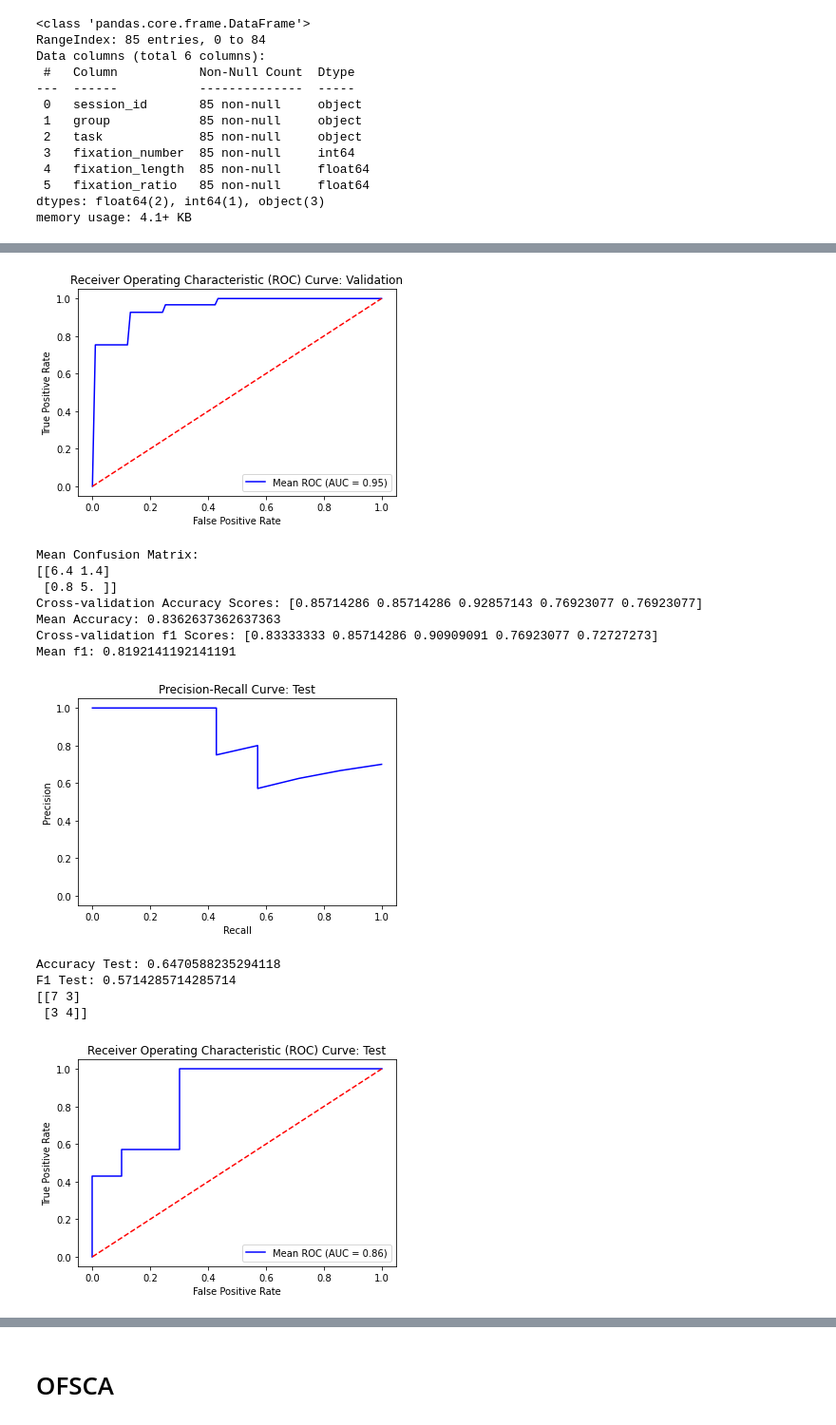
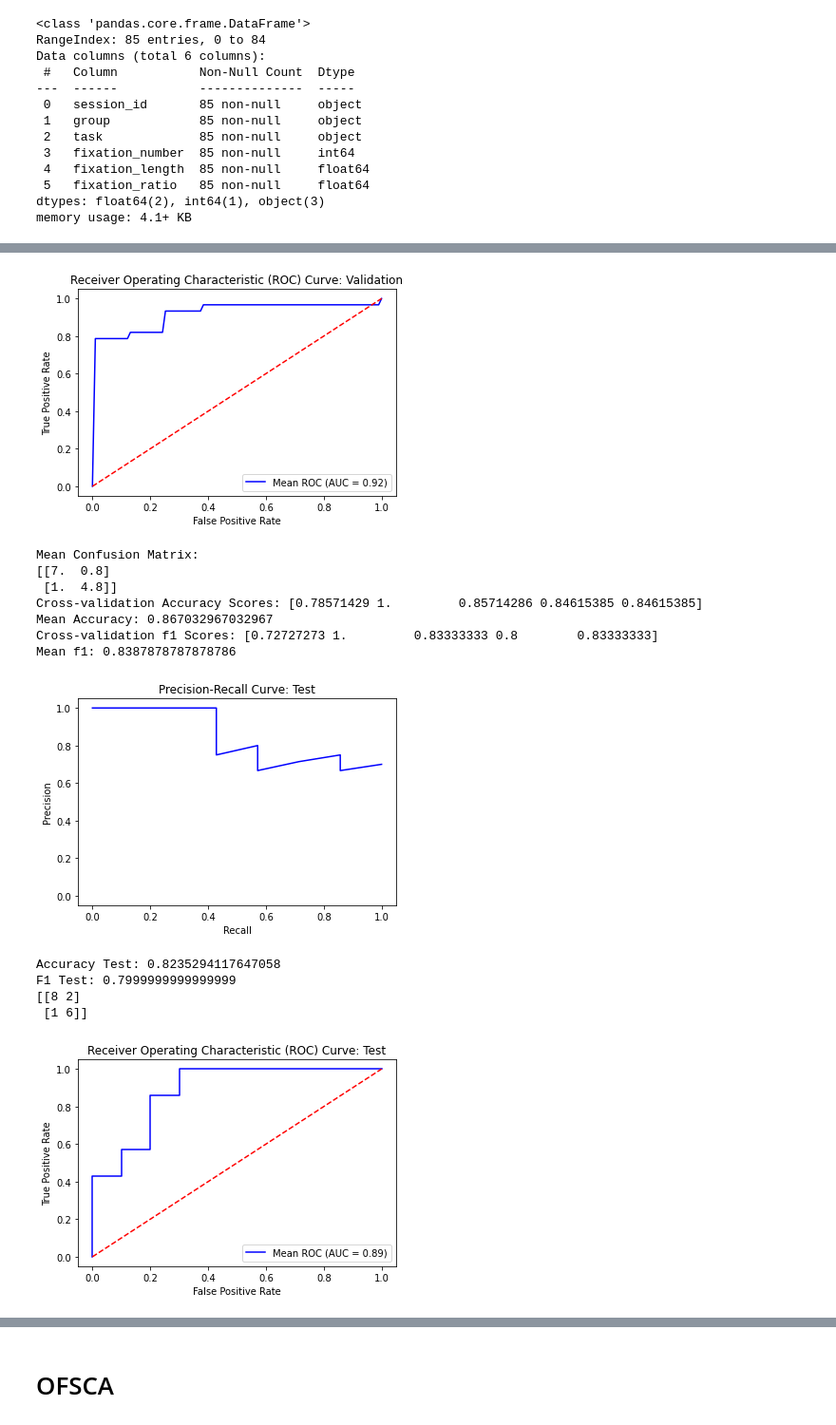
Before and after one commit to oliuba/concussions_eye_tracking, a Jupyter notebook: ofsca/OFSCA.ipynb, the cells around one changed output, grey strips where cells are left out. Shown: that part at 95% size. Saved outputs shown, nothing was run; the diff lists cells and outputs as text; code cells hidden in the pictures.

```diff
--- a/ofsca/OFSCA.ipynb
+++ b/ofsca/OFSCA.ipynb
@@ -46,5 +46,7 @@ df['BPOGX'] = df['BPOGX'].apply(lambda x: json.loads(x))
 df['BPOGY'] = df['BPOGY'].apply(lambda x: json.loads(x))
 df['X_HEAD'] = df['X_HEAD'].apply(lambda x: json.loads(x))
 df['Y_HEAD'] = df['Y_HEAD'].apply(lambda x: json.loads(x))
+df['Left_EAR'] = df['Left_EAR'].apply(lambda x: json.loads(x))
+df['Right_EAR'] = df['Right_EAR'].apply(lambda x: json.loads(x))
 df.head()
 # %% [output]
@@ -229,7 +220,11 @@ Data columns (total 6 columns):
 dtypes: float64(2), int64(1), object(3)
 memory usage: 4.1+ KB
 # %%
-df_fix1 = pd.merge(df, df_fix, left_on="Session_id", right_on="session_id")
-df_fix = df_fix1[['Session_id', 'task', 'group', 'fixation_number', 'fixation_length', 'fixation_ratio', 'Low_sp', 'Med_sp', 'High_sp']]
-df_fix
+df_fix = pd.merge(df, df_fix, left_on="Session_id", right_on="session_id")
+# df_fix = df_fix1[['Session_id', 'task', 'group', 'fixation_number', 'fixation_length', 'fixation_ratio', 'Low_sp_x', 'Med_sp_x', 'High_sp_x', 'Low_sp_y', 'Med_sp_y', 'High_sp_y']]
+df_fix = df_fix.drop(['BPOGX', 'BPOGY', 'X_HEAD', 'Y_HEAD', 'Left_EAR',
+       'Right_EAR', 'Valid_data', 'Session_desc', 'Duration_sec',
+       'Screen_width', 'Screen_height', 'Screen_ratio', 'Read_score',
+       'Filtered_BPOGX', 'Filtered_BPOGY', 'Valid_duration', 'session_id'], axis=1)
+df_fix.columns
 # %% [output]
@@ -256,7 +472,7 @@ import numpy as np
 import matplotlib.pyplot as plt
 from copy import deepcopy
 
-X = df_fix[['task', 'fixation_number', 'fixation_length', 'fixation_ratio', 'Low_sp', 'Med_sp', 'High_sp']]
+X = df_fix[['task', 'fixation_number', 'fixation_length', 'fixation_ratio', 'Low_sp_x', 'Med_sp_x', 'High_sp_x', 'Low_sp_y', 'Med_sp_y', 'High_sp_y']]
 y = df_fix['group']
 
 # Encode the target variable into binary format
@@ -368,45 +584,45 @@ plt.title('Precision-Recall Curve: Test')
 # plt.legend(loc='lower right')
 plt.show()
 
 
 print("Accuracy Test:", test_accuracy)
 print("F1 Test:", test_f1)
 print(conf_matrix)
 
 # Plot ROC curve for test
 plt.figure()
 plt.plot(fpr, tpr, color='b', label=f'Mean ROC (AUC = {roc_auc:.2f})')
 plt.plot([0, 1], [0, 1], color='r', linestyle='--')
 plt.xlabel('False Positive Rate')
 plt.ylabel('True Positive Rate')
 plt.title('Receiver Operating Characteristic (ROC) Curve: Test')
 plt.legend(loc='lower right')
 plt.show()
 
 feature_importance = best_model.coef_[0]
 
 # Map feature names to coefficients
 feature_importance_dict = dict(zip(X_train_val.columns, feature_importance))
 
 # Sort features by importance
 sorted_feature_importance = sorted(feature_importance_dict.items(), key=lambda x: abs(x[1]), reverse=True)
 
 print("Feature Importance:")
 for feature, importance in sorted_feature_importance:
     print(f"{feature}: {importance}")
 # %% [output]
-[figure, old version]
+[figure, new version]
 Mean Confusion Matrix:
-[[6.4 1.4]
- [0.8 5. ]]
-Cross-validation Accuracy Scores: [0.85714286 0.85714286 0.92857143 0.76923077 0.76923077]
-Mean Accuracy: 0.8362637362637363
-Cross-validation f1 Scores: [0.83333333 0.85714286 0.90909091 0.76923077 0.72727273]
-Mean f1: 0.8192141192141191
+[[7.  0.8]
+ [1.  4.8]]
+Cross-validation Accuracy Scores: [0.78571429 1.         0.85714286 0.84615385 0.84615385]
+Mean Accuracy: 0.867032967032967
+Cross-validation f1 Scores: [0.72727273 1.         0.83333333 0.8        0.83333333]
+Mean f1: 0.8387878787878786
-[figure, old version]
+[figure, new version]
-Accuracy Test: 0.6470588235294118
-F1 Test: 0.5714285714285714
-[[7 3]
- [3 4]]
+Accuracy Test: 0.8235294117647058
+F1 Test: 0.7999999999999999
+[[8 2]
+ [1 6]]
-[figure, old version]
+[figure, new version]
 Feature Importance:
```
Also changed, not shown: parts of 36 cells of this notebook.
